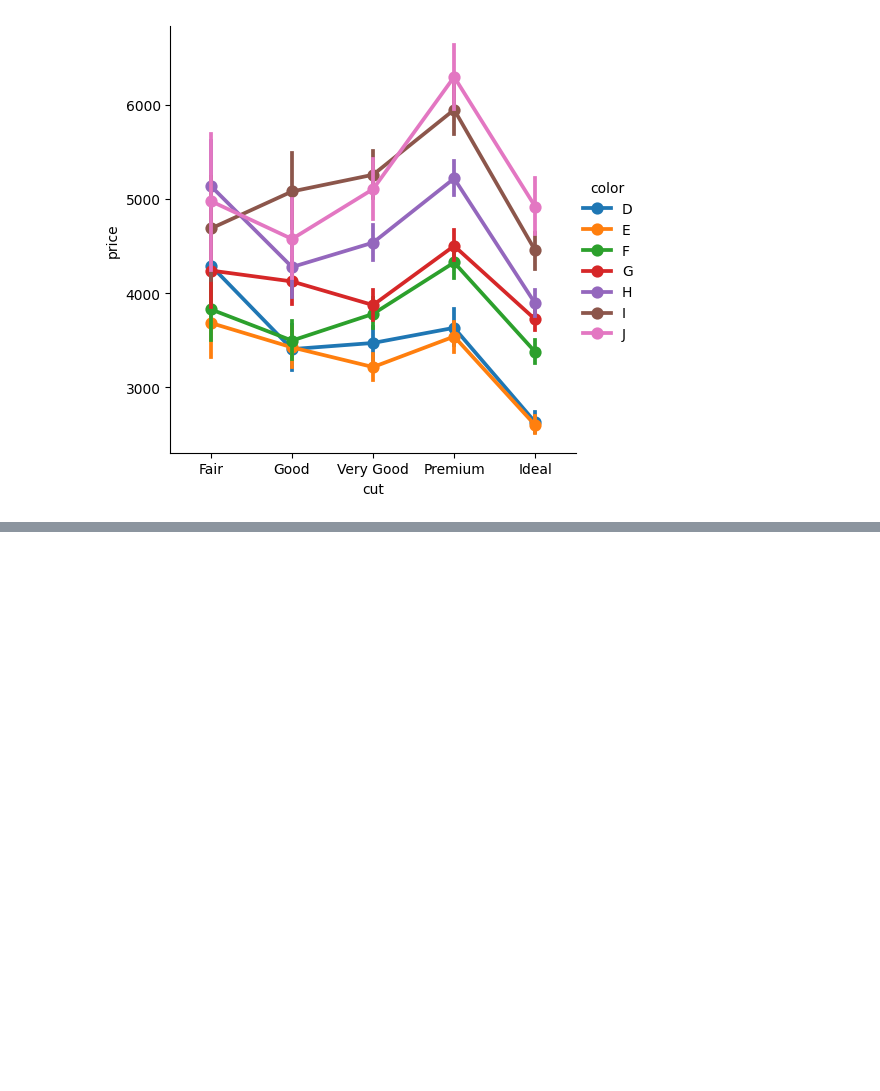
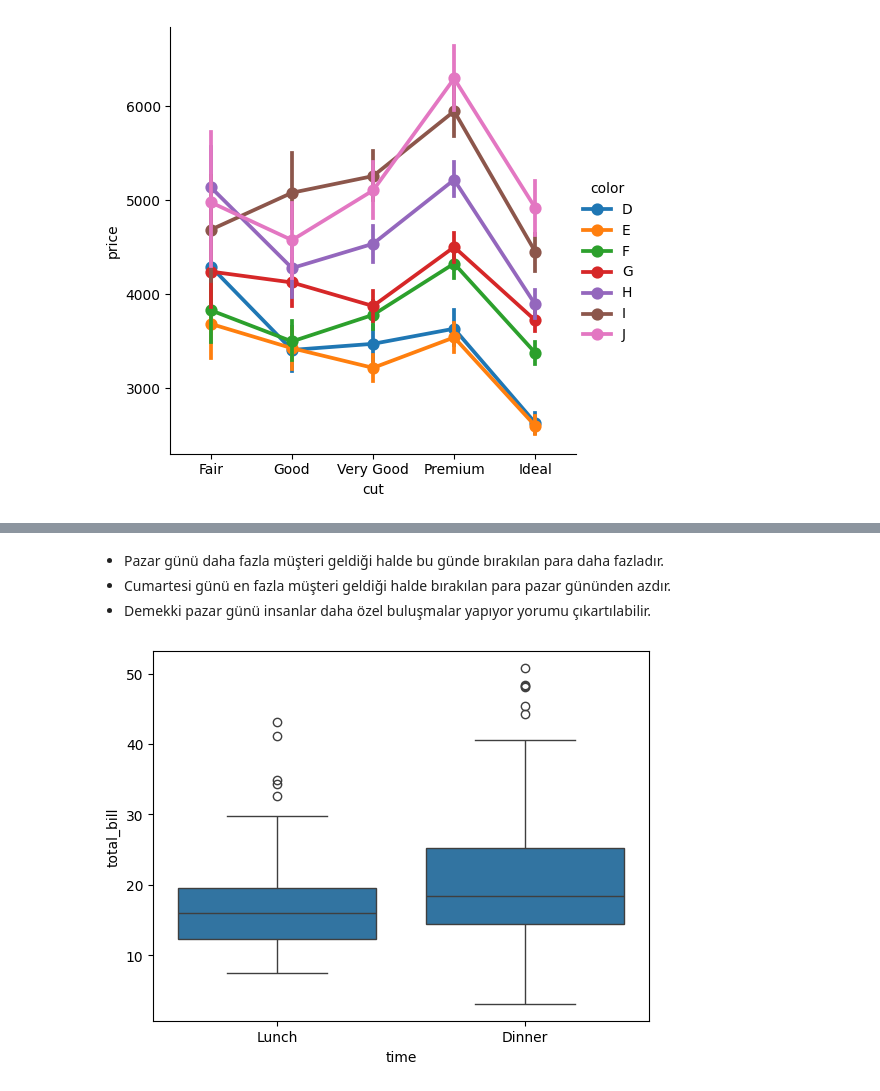
Before and after one commit to aliakbiyik/VeriGorsellestirme, a Jupyter notebook: DagilimGrafikleri.ipynb, the cells around one changed output, grey strips where cells are left out. Saved outputs shown, nothing was run; the diff lists cells and outputs as text; code cells hidden in the pictures; blank space fills up the shorter version.

```diff
--- a/DagilimGrafikleri.ipynb
+++ b/DagilimGrafikleri.ipynb
@@ -278,0 +369,9 @@ sns.catplot(x="cut",y="price",hue="color",kind="point",data=df)
+# %% [markdown]
+* Pazar günü daha fazla müşteri geldiği halde bu günde bırakılan para daha fazladır.
+* Cumartesi günü en fazla müşteri geldiği halde bırakılan para pazar gününden azdır.
+* Demekki pazar günü insanlar daha özel buluşmalar yapıyor yorumu çıkartılabilir.
+# %%
+#Sabah mı akşam mı daha çok kazanıyoruz?
+sns.boxplot(x="time",y="total_bill",data=df);
+# %% [output]
+[figure, added]
```
Also changed, not shown: parts of 19 cells of this notebook.
